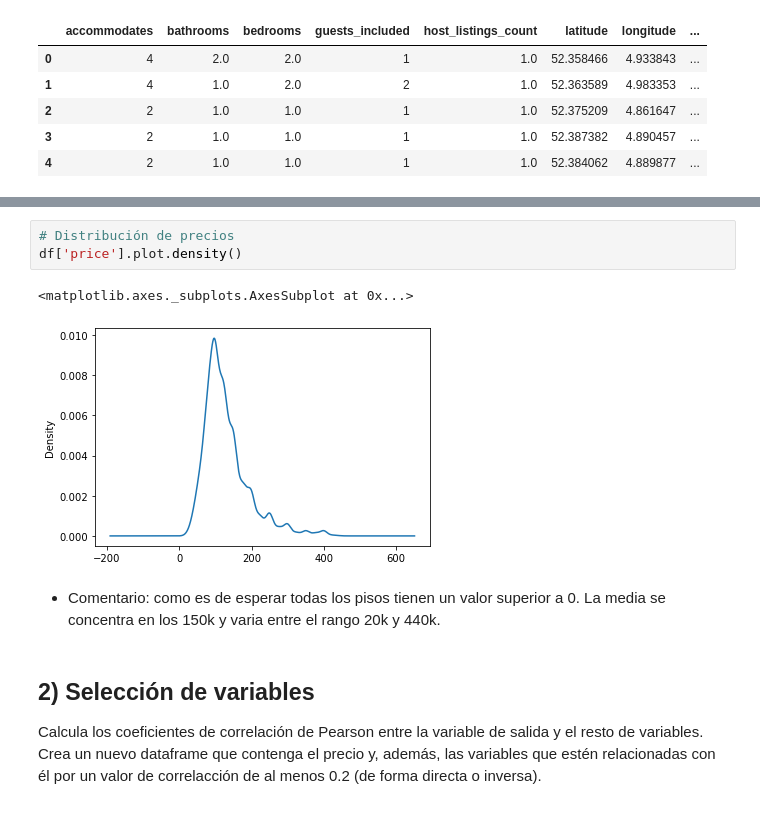
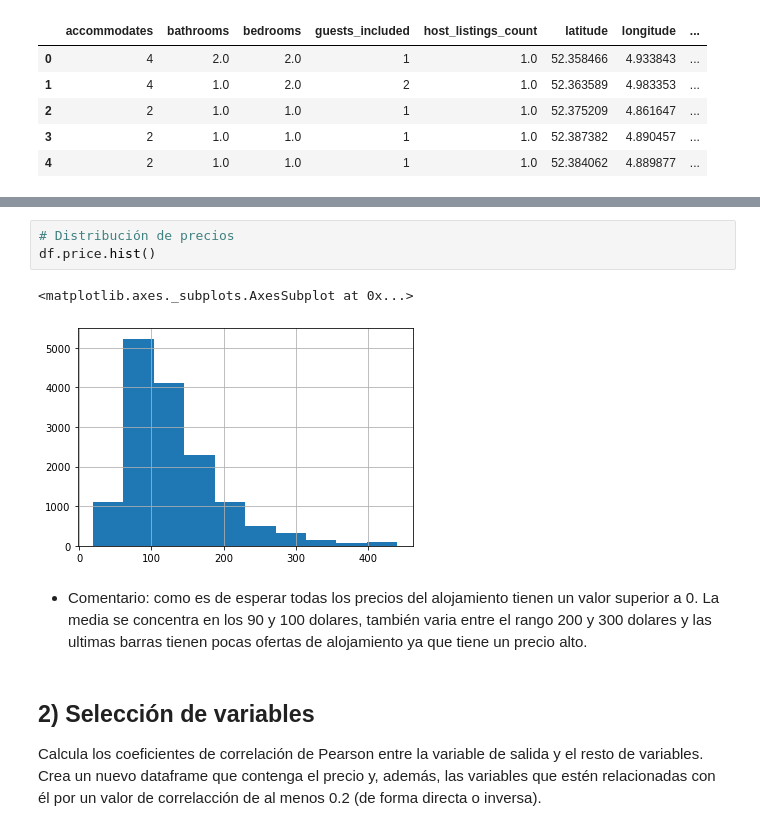
Before and after one commit to Arkh3/IA2_repo, a Jupyter notebook: Practica2/Practica/P3_regresion.ipynb, the cells around one changed output, grey strips where cells are left out. Saved outputs shown, nothing was run; the diff lists cells and outputs as text.

```diff
--- a/Practica2/Practica/P3_regresion.ipynb
+++ b/Practica2/Practica/P3_regresion.ipynb
@@ -50,12 +72,12 @@ df.describe()
 | max | 17.000000 | 8.000000 | 10.000000 | 16.000000 | 106.000000 | 52.426224 | 5.027689 | ... |
 # %%
 # Distribución de precios
-df['price'].plot.density()
+df.price.hist()
 # %% [output]
 <matplotlib.axes._subplots.AxesSubplot at 0x...>
-[figure, old version]
+[figure, new version]
 # %% [markdown]
-* Comentario: como es de esperar todas los pisos tienen un valor superior a 0. La media se concentra en los 150k y varia entre el rango 20k y 440k.
+* Comentario: como es de esperar todas los precios del alojamiento tienen un valor superior a 0. La media se concentra en los 90 y 100 dolares, también varia entre el rango 200 y 300 dolares y las ultimas barras tienen pocas ofertas de alojamiento ya que tiene un precio alto.
 # %% [markdown]
 ## 2) Selección de variables
 
```
Also changed, not shown: parts of 11 cells of this notebook, 1 other file.
